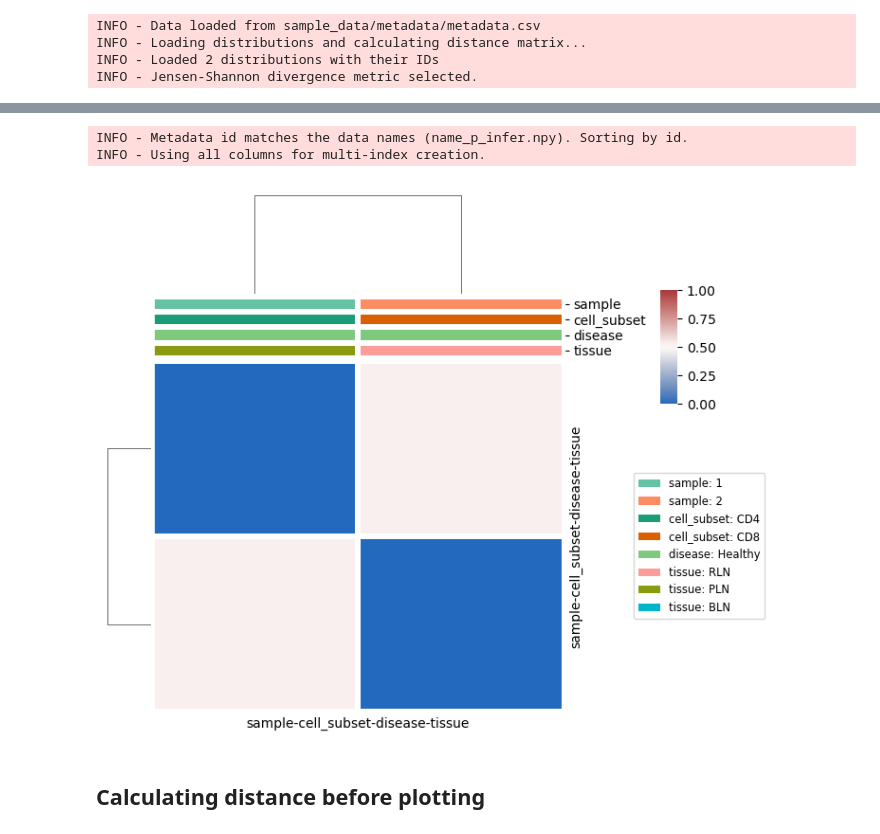
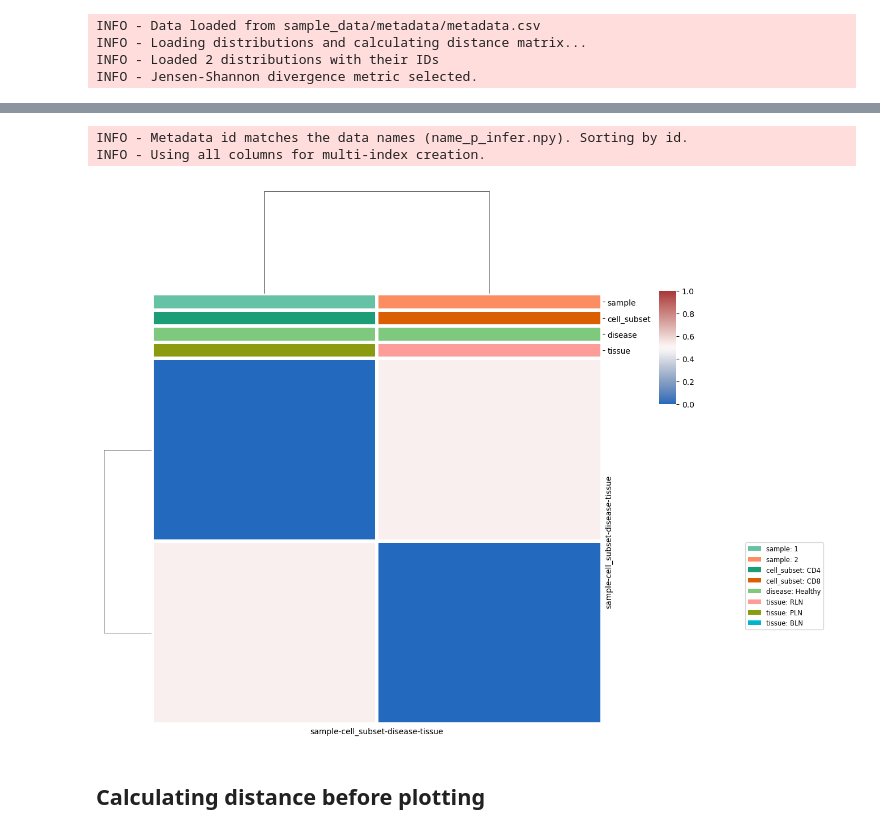
Before and after one commit to i3-unit/TCRpeg_i3, a Jupyter notebook: tutorial_heatmap_pinfer.ipynb, the cells around one changed output, grey strips where cells are left out. Saved outputs shown, nothing was run; the diff lists cells and outputs as text; code cells hidden in the pictures.

Commit message:
Heatmap options

```diff
--- a/tutorial_heatmap_pinfer.ipynb
+++ b/tutorial_heatmap_pinfer.ipynb
@@ -40,15 +45,16 @@ INFO - Metadata id matches the data names (name_p_infer.npy). Sorting by id.
 # %%
 plot = plot_heatmap_metadata.run(palette_mapping=palette, normalize=True,
                                  filter_existing_values=False, linecolor='white',
                                  linewidths=3, box_color='white',
                                  legend_edgecolor=None,
                                  method='single',
                                  metric='correlation',
-                                 row_colors=None)
+                                 row_colors=None,
+                                 figsize=(10,10))
 # %% [output]
 INFO - Metadata id matches the data names (name_p_infer.npy). Sorting by id.
 INFO - Using all columns for multi-index creation.
-[figure, old version]
+[figure, new version]
 # %% [markdown]
 ## Calculating distance before plotting
 # %%
```
Also changed, not shown: parts of 2 cells of this notebook.
